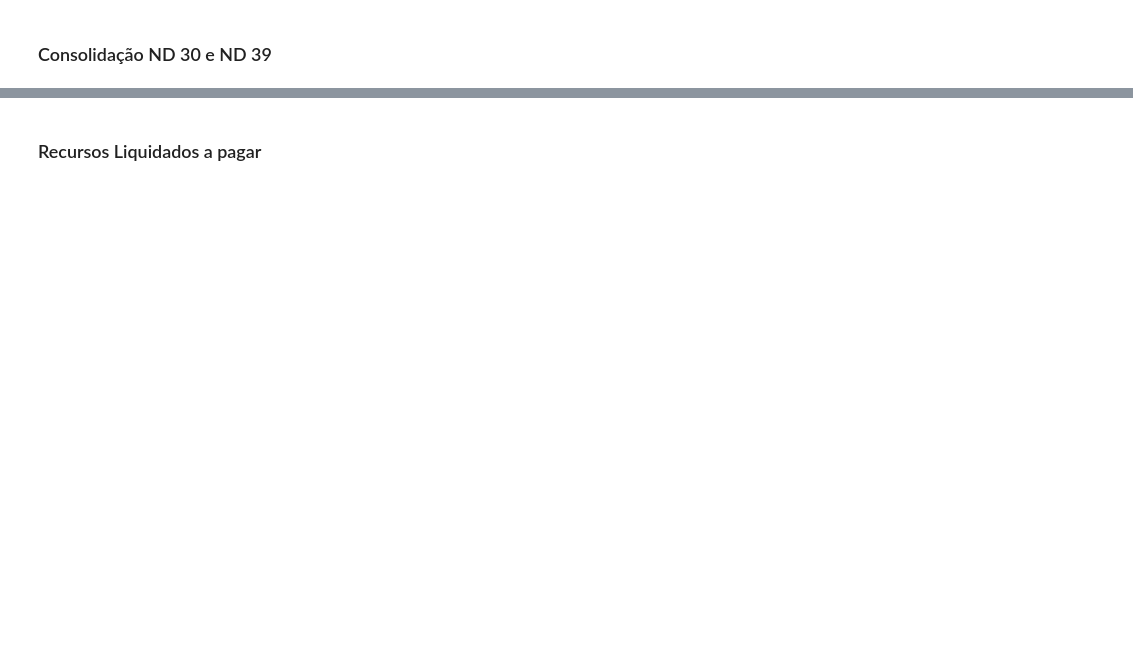
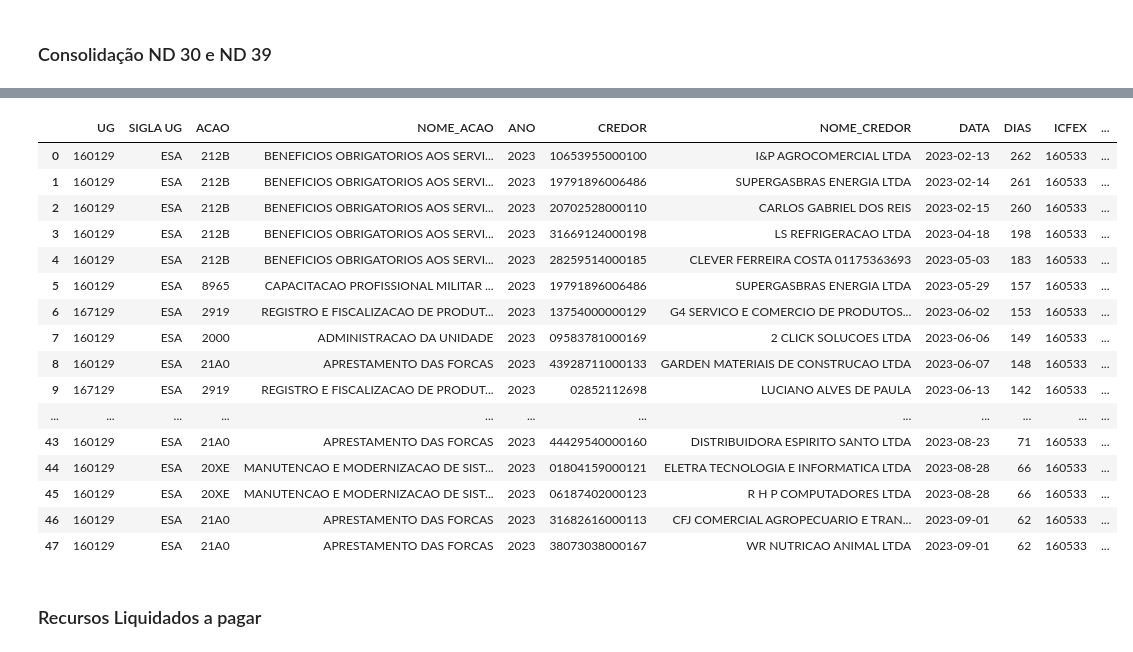
Before and after one commit to DiogoPqdt/Dashboard_ESA, a Jupyter notebook: notebook/sag.ipynb, the cells around one changed output, grey strips where cells are left out. Saved outputs shown, nothing was run; the diff lists cells and outputs as text; code cells hidden in the pictures; blank space fills up the shorter version.

```diff
--- a/notebook/sag.ipynb
+++ b/notebook/sag.ipynb
@@ -437,11 +538,27 @@ df_nd52_100dias.reset_index(drop=True)
 # %%
 nd = ['449052', '339030' ]
 
 df_foco = df_teste.loc[df_teste['ND'].isin(nd) & (df_teste['DIAS'] > 60) & (df_teste['A_LIQUIDAR'] != 0), :].sort_values(by='DIAS', ascending=False).reset_index(drop=True)
 
 df_foco.reset_index(drop=True)
-
-df_foco.to_excel('foco_almox.xlsx')
+# %% [output]
+|  | UG | SIGLA UG | ACAO | NOME_ACAO | ANO | CREDOR | NOME_CREDOR | DATA | DIAS | ICFEX | ... |
+| 0 | 160129 | ESA | 212B | BENEFICIOS OBRIGATORIOS AOS SERVI... | 2023 | 10653955000100 | I&P AGROCOMERCIAL LTDA | 2023-02-13 | 262 | 160533 | ... |
+| 1 | 160129 | ESA | 212B | BENEFICIOS OBRIGATORIOS AOS SERVI... | 2023 | 19791896006486 | SUPERGASBRAS ENERGIA LTDA | 2023-02-14 | 261 | 160533 | ... |
+| 2 | 160129 | ESA | 212B | BENEFICIOS OBRIGATORIOS AOS SERVI... | 2023 | 20702528000110 | CARLOS GABRIEL DOS REIS | 2023-02-15 | 260 | 160533 | ... |
+| 3 | 160129 | ESA | 212B | BENEFICIOS OBRIGATORIOS AOS SERVI... | 2023 | 31669124000198 | LS REFRIGERACAO LTDA | 2023-04-18 | 198 | 160533 | ... |
+| 4 | 160129 | ESA | 212B | BENEFICIOS OBRIGATORIOS AOS SERVI... | 2023 | 28259514000185 | CLEVER FERREIRA COSTA 01175363693 | 2023-05-03 | 183 | 160533 | ... |
+| 5 | 160129 | ESA | 8965 | CAPACITACAO PROFISSIONAL MILITAR ... | 2023 | 19791896006486 | SUPERGASBRAS ENERGIA LTDA | 2023-05-29 | 157 | 160533 | ... |
+| 6 | 167129 | ESA | 2919 | REGISTRO E FISCALIZACAO DE PRODUT... | 2023 | 13754000000129 | G4 SERVICO E COMERCIO DE PRODUTOS... | 2023-06-02 | 153 | 160533 | ... |
+| 7 | 160129 | ESA | 2000 | ADMINISTRACAO DA UNIDADE | 2023 | 09583781000169 | 2 CLICK SOLUCOES LTDA | 2023-06-06 | 149 | 160533 | ... |
+| 8 | 160129 | ESA | 21A0 | APRESTAMENTO DAS FORCAS | 2023 | 43928711000133 | GARDEN MATERIAIS DE CONSTRUCAO LTDA | 2023-06-07 | 148 | 160533 | ... |
+| 9 | 167129 | ESA | 2919 | REGISTRO E FISCALIZACAO DE PRODUT... | 2023 | 02852112698 | LUCIANO ALVES DE PAULA | 2023-06-13 | 142 | 160533 | ... |
+| ... | ... | ... | ... | ... | ... | ... | ... | ... | ... | ... | ... |
+| 43 | 160129 | ESA | 21A0 | APRESTAMENTO DAS FORCAS | 2023 | 44429540000160 | DISTRIBUIDORA ESPIRITO SANTO LTDA | 2023-08-23 | 71 | 160533 | ... |
+| 44 | 160129 | ESA | 20XE | MANUTENCAO E MODERNIZACAO DE SIST... | 2023 | 01804159000121 | ELETRA TECNOLOGIA E INFORMATICA LTDA | 2023-08-28 | 66 | 160533 | ... |
+| 45 | 160129 | ESA | 20XE | MANUTENCAO E MODERNIZACAO DE SIST... | 2023 | 06187402000123 | R H P COMPUTADORES LTDA | 2023-08-28 | 66 | 160533 | ... |
+| 46 | 160129 | ESA | 21A0 | APRESTAMENTO DAS FORCAS | 2023 | 31682616000113 | CFJ COMERCIAL AGROPECUARIO E TRAN... | 2023-09-01 | 62 | 160533 | ... |
+| 47 | 160129 | ESA | 21A0 | APRESTAMENTO DAS FORCAS | 2023 | 38073038000167 | WR NUTRICAO ANIMAL LTDA | 2023-09-01 | 62 | 160533 | ... |
 # %% [markdown]
 ### Recursos Liquidados a pagar
 # %%
```
Also changed, not shown: parts of 21 cells of this notebook, 5 other files.
